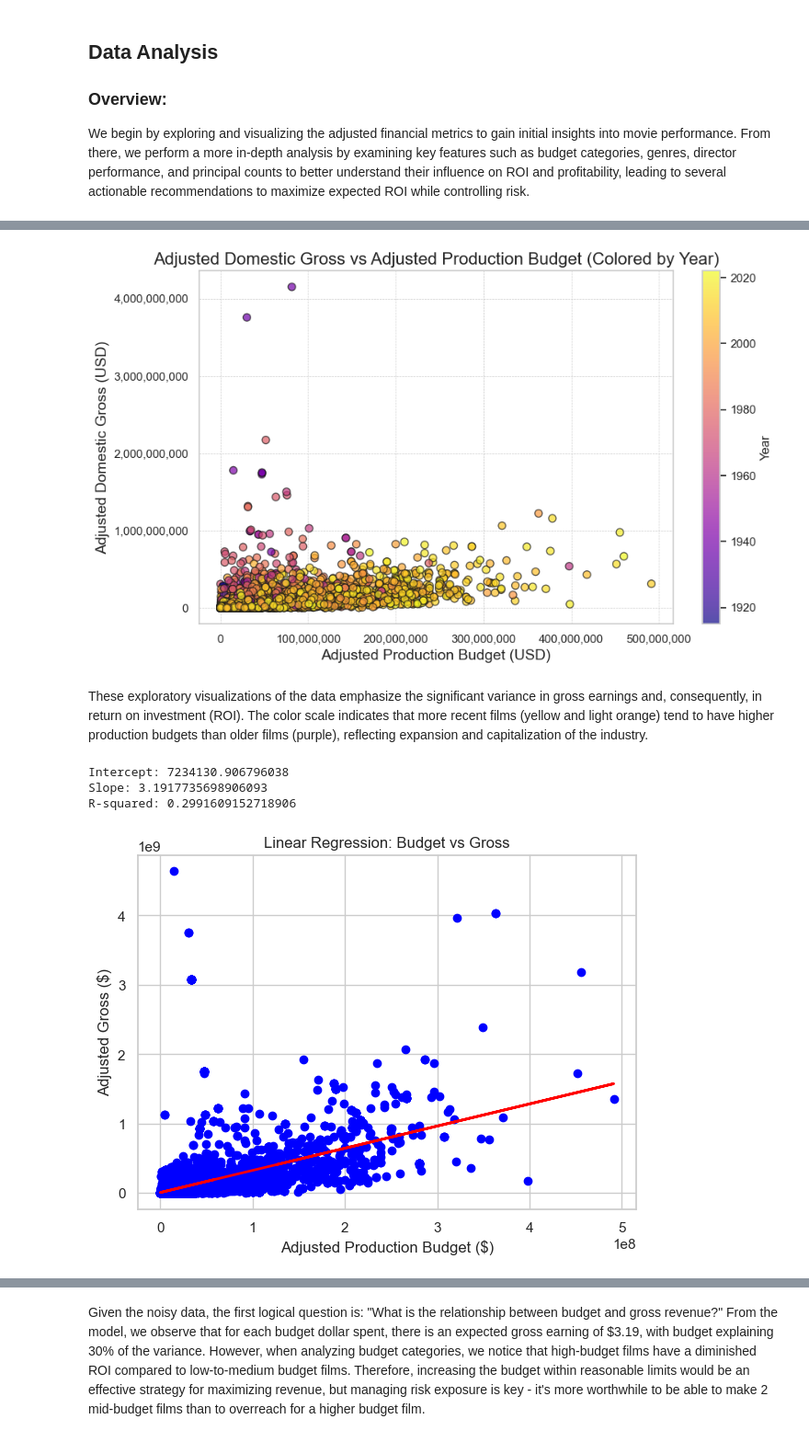
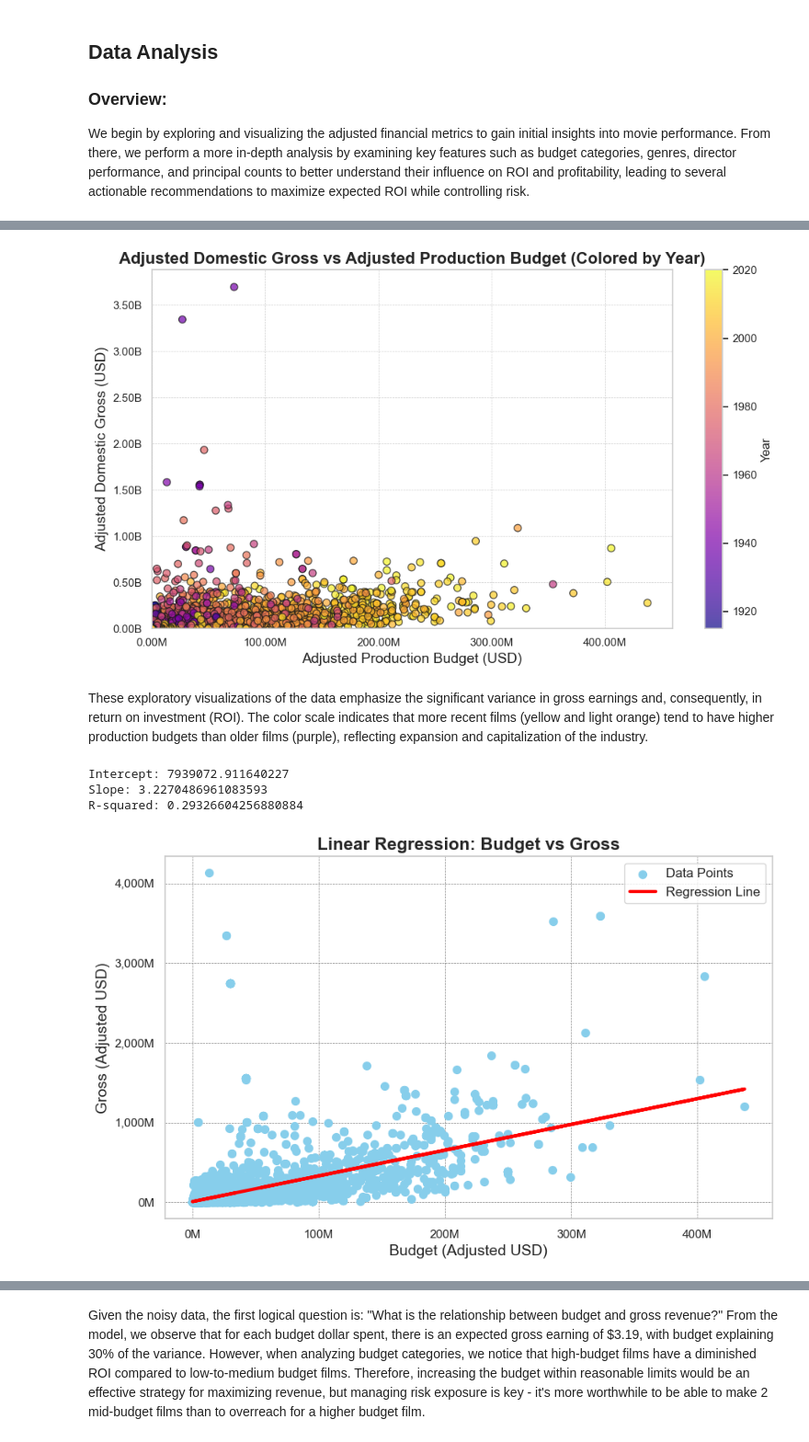
Before and after one commit to bocekout/A_Guide_to_Box_Office_Success, a Jupyter notebook: Project_nb.ipynb, the cells around one changed output, grey strips where cells are left out. Shown: that part at 92% size. Saved outputs shown, nothing was run; the diff lists cells and outputs as text; code cells hidden in the pictures.

```diff
--- a/Project_nb.ipynb
+++ b/Project_nb.ipynb
@@ -637,6 +608,5 @@ plt.show()
 # %%
-#Looking at adjusted budget vs gross with year encoded as color
-import matplotlib.ticker as mticker
+
 # Set plot style
 sns.set_theme(style="whitegrid")
 
@@ -653,62 +623,62 @@ cbar = plt.colorbar(scatter)
 cbar.set_label('Year')
 
 # Set titles and labels
-plt.title('Adjusted Domestic Gross vs Adjusted Production Budget (Colored by Year)', fontsize=16)
+plt.title('Adjusted Domestic Gross vs Adjusted Production Budget (Colored by Year)', fontsize=16, fontweight='bold')
 plt.xlabel('Adjusted Production Budget (USD)', fontsize=14)
 plt.ylabel('Adjusted Domestic Gross (USD)', fontsize=14)
+
+plt.xlim(left=0)
+plt.ylim(bottom=0)
 
 plt.grid(True, which='both', linestyle='--', linewidth=0.5)
 #Remove scientific notation
 
-plt.gca().xaxis.set_major_formatter(mticker.FuncFormatter(lambda x, _: f'{x:,.0f}'))
-plt.gca().yaxis.set_major_formatter(mticker.FuncFormatter(lambda y, _: f'{y:,.0f}'))
-
-# Display the plot
+plt.gca().xaxis.set_major_formatter(mticker.FuncFormatter(lambda x, _: f'{x * 1e-6:.2f}M'))
+plt.gca().yaxis.set_major_formatter(mticker.FuncFormatter(lambda y, _: f'{y * 1e-9:.2f}B'))
+plt.tight_layout()
 plt.show()
 # %% [output]
-[figure, old version]
+[figure, new version]
 # %% [markdown]
 These exploratory visualizations of the data emphasize the significant variance in gross earnings and, consequently, in return on investment (ROI). The color scale indicates that more recent films (yellow and light orange) tend to have higher production budgets than older films (purple), reflecting expansion and capitalization of the industry.
 # %%
-
-
 # Select the independent (X) and dependent (y) variables
 X = df_clean_movies['adjusted_production_budget'].dropna().values.reshape(-1, 1)
 y = np.maximum(df_clean_movies['adjusted_worldwide_gross'], df_clean_movies['adjusted_domestic_gross']).dropna().values
 
 # Fit the linear regression model
 model = LinearRegression()
 model.fit(X, y)
 
-
 # Print the coefficients
 print(f"Intercept: {model.intercept_}")
 print(f"Slope: {model.coef_[0]}")
 
-
 # Predict values using the model
 y_pred = model.predict(X)
 r2 = r2_score(y, y_pred)
-
-#Print r2
 print(f"R-squared: {r2}")
 
+# Plot the regression line and data points
+plt.figure(figsize=(10, 6))
+plt.scatter(X, y, color='skyblue', s=50, label='Data Points')
+plt.plot(X, y_pred, color='red', linewidth=3, label='Regression Line')
+plt.xlabel('Budget (Adjusted USD)', fontsize=14)
+plt.ylabel('Gross (Adjusted USD)', fontsize=14)
+plt.title('Linear Regression: Budget vs Gross', fontsize=16, fontweight='bold')
 
-# Plot the regression line and data points
+# Remove scientific notation from axes
+plt.gca().xaxis.set_major_formatter(mtick.FuncFormatter(lambda x, _: '{:,.0f}M'.format(x / 1e6)))
+plt.gca().yaxis.set_major_formatter(mtick.FuncFormatter(lambda y, _: '{:,.0f}M'.format(y / 1e6)))
 
-plt.figure(figsize=(7,5))
-plt.scatter(X, y, color='blue')
-plt.plot(X, model.predict(X), color='red', linewidth=2)
-plt.xlabel('Adjusted Production Budget ($)')
-plt.ylabel('Adjusted Gross ($)')
-plt.title('Linear Regression: Budget vs Gross')
-plt.grid(True)
+plt.legend(loc='upper right', fontsize=12)
+plt.grid(color='gray', linestyle='--', linewidth=0.5)
 plt.show()
 # %% [output]
-Intercept: 7234130.906796038
-Slope: 3.1917735698906093
-R-squared: 0.2991609152718906
+Intercept: 7939072.911640227
+Slope: 3.2270486961083593
+R-squared: 0.29326604256880884
-[figure, old version]
+[figure, new version]
 # %%
 budget_analysis
 # %% [output]
```
Also changed, not shown: parts of 28 cells of this notebook, 13 other files.
